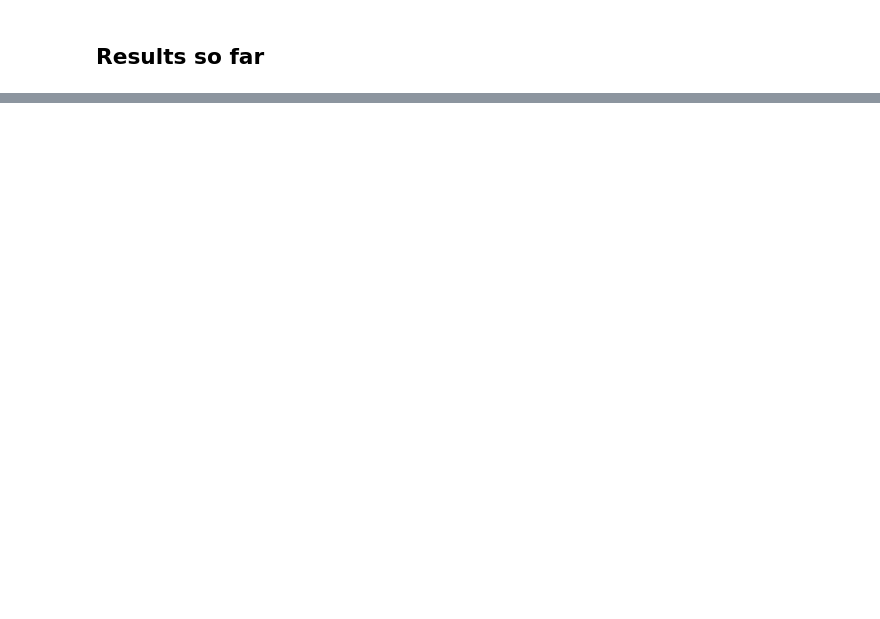
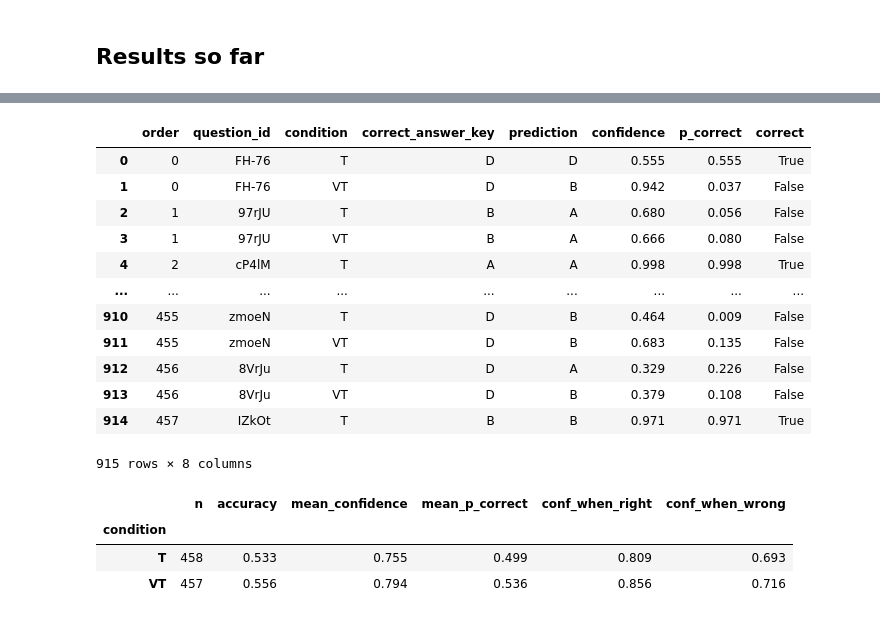
Before and after one commit to seriozh1/ai-alignment-demands-emotions, a Jupyter notebook: notebooks/04_run.ipynb, the cells around one changed output, grey strips where cells are left out. Saved outputs shown, nothing was run; the diff lists cells and outputs as text; code cells hidden in the pictures; blank space fills up the shorter version.

```diff
--- a/notebooks/04_run.ipynb
+++ b/notebooks/04_run.ipynb
@@ -39,7 +84,10 @@ print(qo.make_inputs(processor, qo.SYSTEM_PROMPT, qo.build_prompt(first))[1])
 # %% [markdown]
 ## Run
 # %%
-for q in questions.itertuples():
+done = {(r["question_id"], r["condition"]) for r in map(json.loads, OUT.open())} if OUT.exists() else set()
+print(f"{len(done)} results already in {OUT.name}")
+
+for q in tqdm(questions.itertuples(), total=len(questions), unit="question"):
     user_text = qo.build_prompt(q._asdict())
     for condition in ["T", "VT"]:
         if (q.question_id, condition) in done:
@@ -59,5 +107,3 @@ for q in questions.itertuples():
                "n_frames": q.n_frames if condition == "VT" else 0, "max_pixels": CFG["max_pixels"]}
         with OUT.open("a") as f:
             f.write(json.dumps(row) + "\n")
-        print(f"{q.order:4d} {q.question_id} {condition:2s} {r['n_input_tokens']:5d} tokens  {row['seconds']:5.0f} s  "
-              f"probs {[round(p, 2) for p in r['prob']]}")
@@ -68,0 +143,43 @@ results.pivot(index=["order", "question_id"], columns="condition", values=["prob
+# %%
+import matplotlib.pyplot as plt
+from matplotlib.ticker import MaxNLocator
+
+keys = pd.read_parquet(ROOT / "data/processed/answer_keys.parquet")[["question_id", "correct_answer_key"]]
+cues = pd.read_parquet(ROOT / "data/processed/emotion_questions.parquet")[["question_id", "cue_visual_any"]]
+prob_cols = [f"prob_{L}" for L in qo.LETTERS]
+
+df = pd.read_json(OUT, lines=True).merge(keys, on="question_id").merge(cues, on="question_id")
+df["prediction"] = df[prob_cols].idxmax(axis=1).str[-1]
+df["confidence"] = df[prob_cols].max(axis=1)
+df["p_correct"] = df.apply(lambda r: r[f"prob_{r.correct_answer_key}"], axis=1)
+df["correct"] = df["prediction"] == df["correct_answer_key"]
+df[["order", "question_id", "condition", "correct_answer_key", "prediction", "confidence", "p_correct", "correct"]].round(3)
+# %% [output]
+|  | order | question_id | condition | correct_answer_key | prediction | confidence | p_correct | correct |
+| 0 | 0 | FH-76 | T | D | D | 0.555 | 0.555 | True |
+| 1 | 0 | FH-76 | VT | D | B | 0.942 | 0.037 | False |
+| 2 | 1 | 97rJU | T | B | A | 0.680 | 0.056 | False |
+| 3 | 1 | 97rJU | VT | B | A | 0.666 | 0.080 | False |
+| 4 | 2 | cP4lM | T | A | A | 0.998 | 0.998 | True |
+| ... | ... | ... | ... | ... | ... | ... | ... | ... |
+| 910 | 455 | zmoeN | T | D | B | 0.464 | 0.009 | False |
+| 911 | 455 | zmoeN | VT | D | B | 0.683 | 0.135 | False |
+| 912 | 456 | 8VrJu | T | D | A | 0.329 | 0.226 | False |
+| 913 | 456 | 8VrJu | VT | D | B | 0.379 | 0.108 | False |
+| 914 | 457 | IZkOt | T | B | B | 0.971 | 0.971 | True |
+915 rows × 8 columns
+# %%
+summary = df.groupby("condition").agg(
+    n=("correct", "size"),
+    accuracy=("correct", "mean"),
+    mean_confidence=("confidence", "mean"),
+    mean_p_correct=("p_correct", "mean"),
+    conf_when_right=("confidence", lambda c: c[df.loc[c.index, "correct"]].mean()),
+    conf_when_wrong=("confidence", lambda c: c[~df.loc[c.index, "correct"]].mean()),
+)
+summary.round(3)
+# %% [output]
+|  | n | accuracy | mean_confidence | mean_p_correct | conf_when_right | conf_when_wrong |
+| condition |  |  |  |  |  |  |
+| T | 458 | 0.533 | 0.755 | 0.499 | 0.809 | 0.693 |
+| VT | 457 | 0.556 | 0.794 | 0.536 | 0.856 | 0.716 |
```
Also changed, not shown: parts of 14 cells of this notebook, 2 other files.
